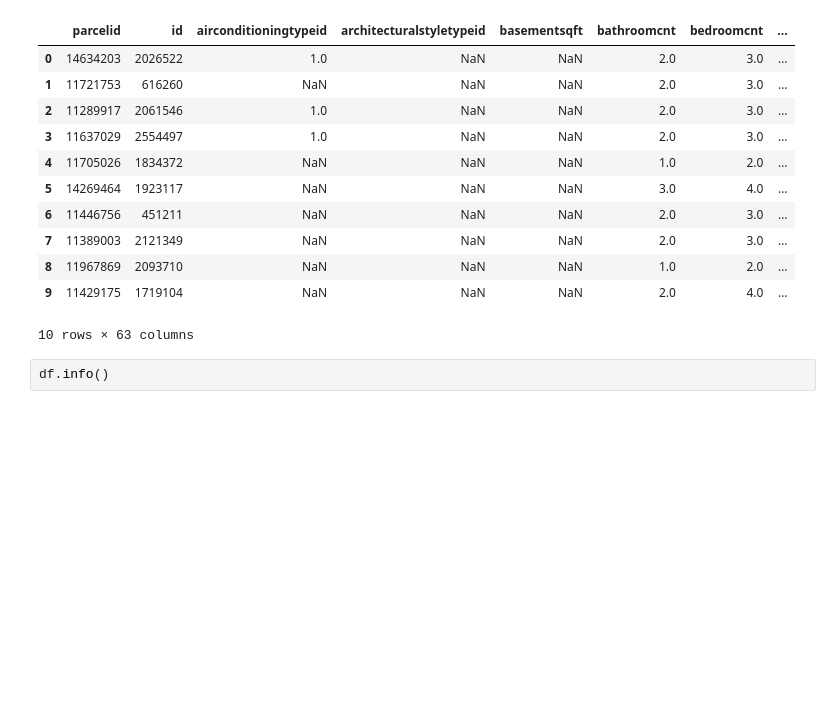
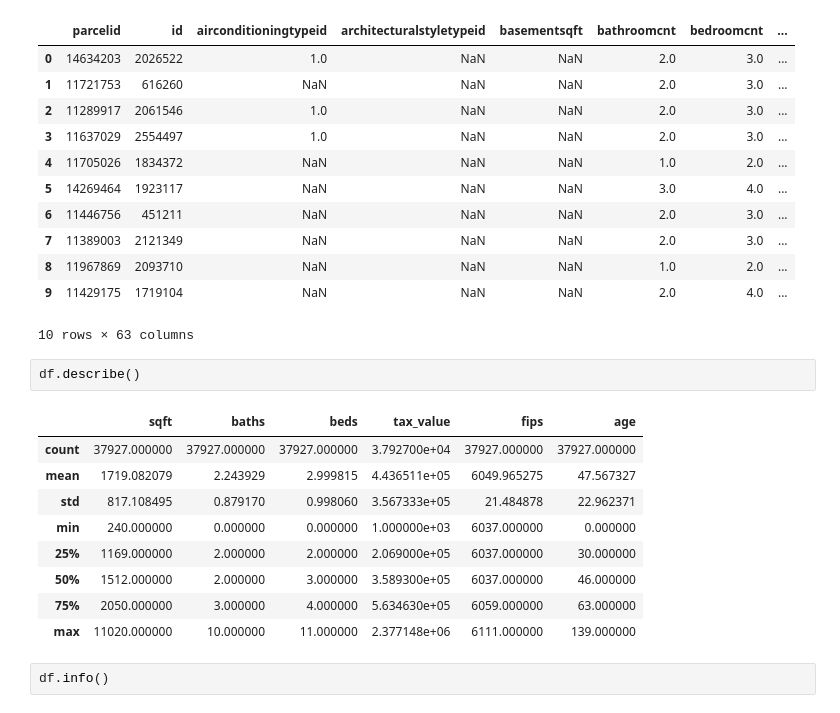
Before and after one commit to chriseverts/zil_regression_project, a Jupyter notebook: initial_workbook.ipynb, the cells around one changed output. Drawn from its saved outputs; the diff is of its cells as text; blank space fills up the shorter version.

```diff
--- a/initial_workbook.ipynb
+++ b/initial_workbook.ipynb
@@ -75,6 +85,18 @@ df.head(10)
 | 8 | 11967869 | 2093710 | NaN | NaN | NaN | 1.0 | 2.0 | ... |
 | 9 | 11429175 | 1719104 | NaN | NaN | NaN | 2.0 | 4.0 | ... |
 10 rows × 63 columns
+# %%
+df.describe()
+# %% [output]
+|  | sqft | baths | beds | tax_value | fips | age |
+| count | 37927.000000 | 37927.000000 | 37927.000000 | 3.792700e+04 | 37927.000000 | 37927.000000 |
+| mean | 1719.082079 | 2.243929 | 2.999815 | 4.436511e+05 | 6049.965275 | 47.567327 |
+| std | 817.108495 | 0.879170 | 0.998060 | 3.567333e+05 | 21.484878 | 22.962371 |
+| min | 240.000000 | 0.000000 | 0.000000 | 1.000000e+03 | 6037.000000 | 0.000000 |
+| 25% | 1169.000000 | 2.000000 | 2.000000 | 2.069000e+05 | 6037.000000 | 30.000000 |
+| 50% | 1512.000000 | 2.000000 | 3.000000 | 3.589300e+05 | 6037.000000 | 46.000000 |
+| 75% | 2050.000000 | 3.000000 | 4.000000 | 5.634630e+05 | 6059.000000 | 63.000000 |
+| max | 11020.000000 | 10.000000 | 11.000000 | 2.377148e+06 | 6111.000000 | 139.000000 |
 # %%
 df.info()
 # %% [output]
```
Also changed, not shown: parts of 3 cells of this notebook.
